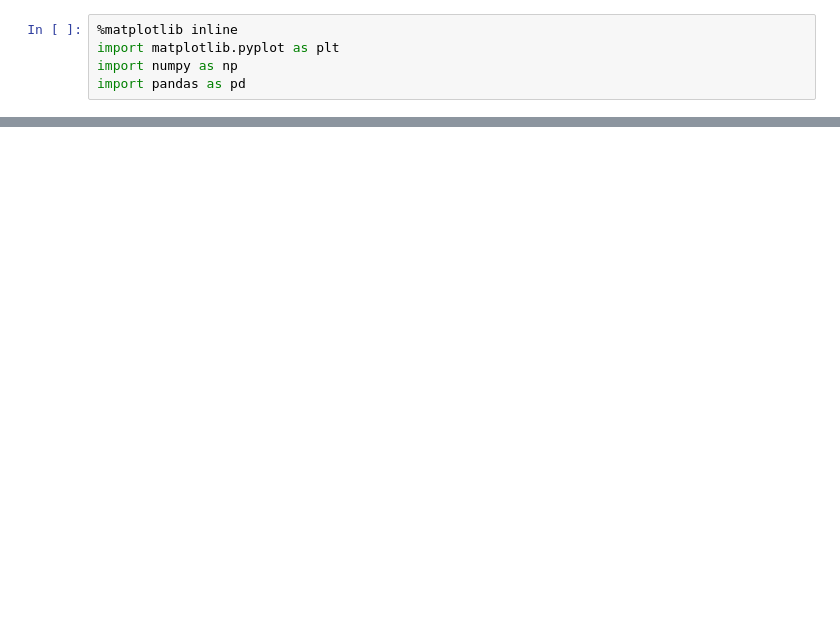
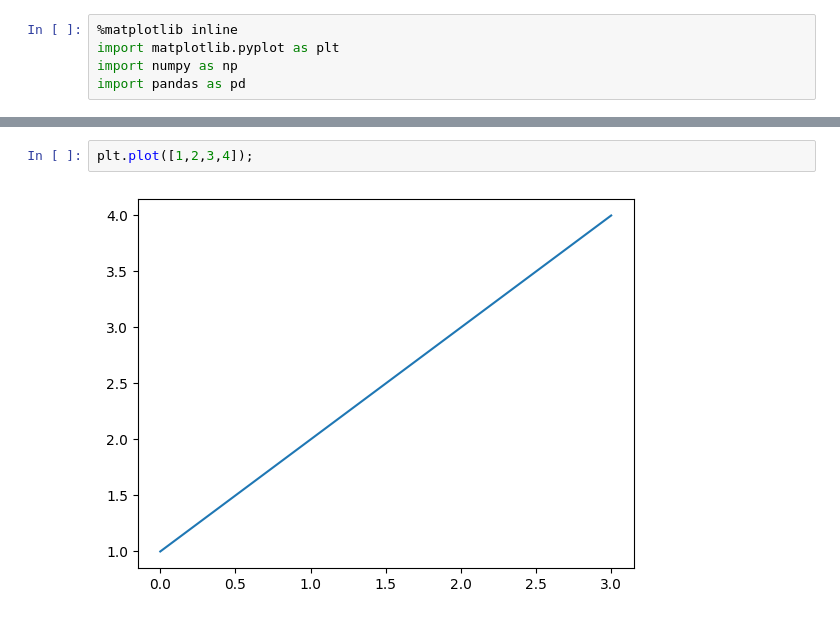
Before and after one commit to StarDust130/ML-101, a Jupyter notebook: Matplotlib/Introduction-to-Matplotlib.ipynb, the cells around one changed output, grey strips where cells are left out. Saved outputs shown, nothing was run; the diff lists cells and outputs as text; blank space fills up the shorter version.

```diff
--- a/Matplotlib/Introduction-to-Matplotlib.ipynb
+++ b/Matplotlib/Introduction-to-Matplotlib.ipynb
@@ -10 +10,5 @@ plt.plot()
 [figure]
+# %%
+plt.plot([1,2,3,4]);
+# %% [output]
+[figure, added]
```
Also changed, not shown: parts of 5 cells of this notebook.
